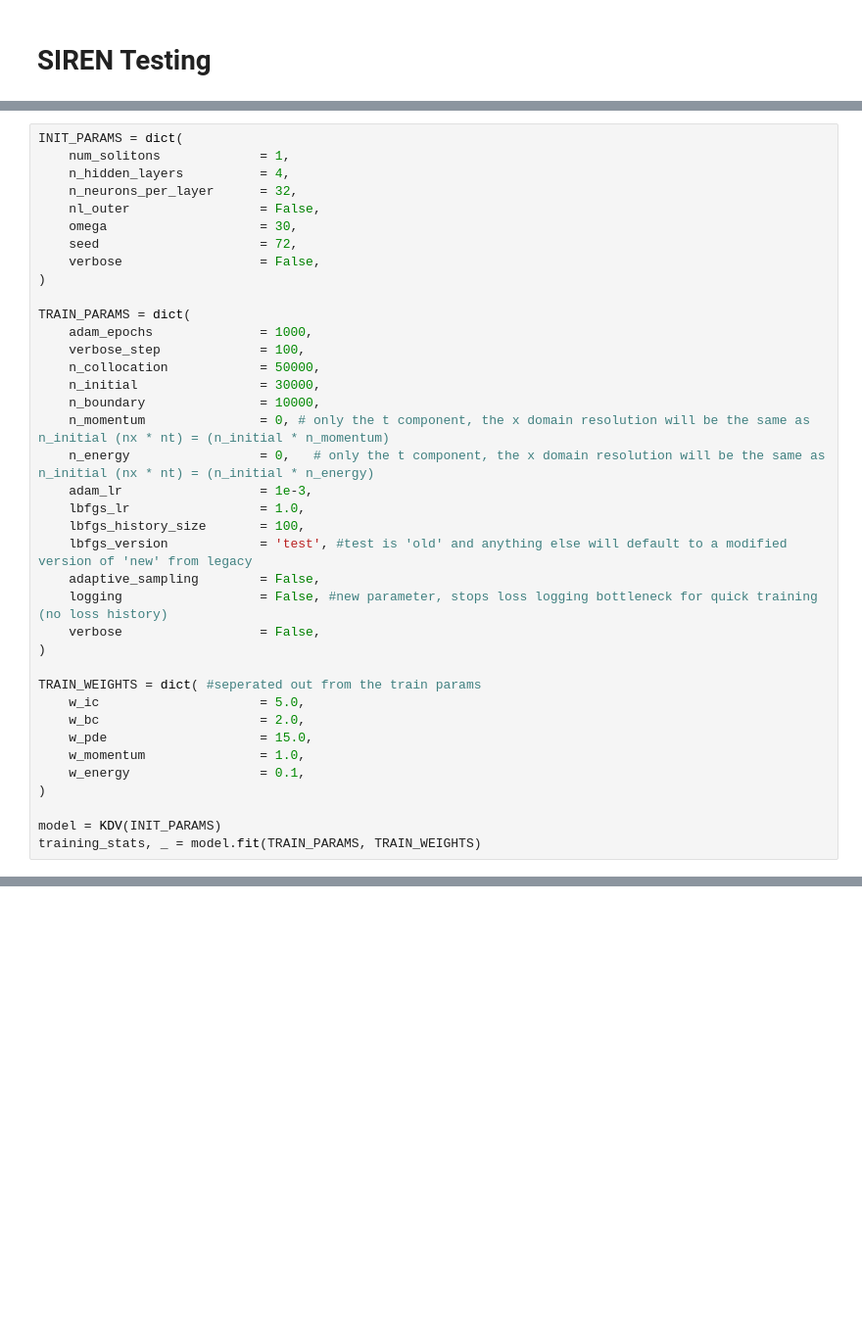
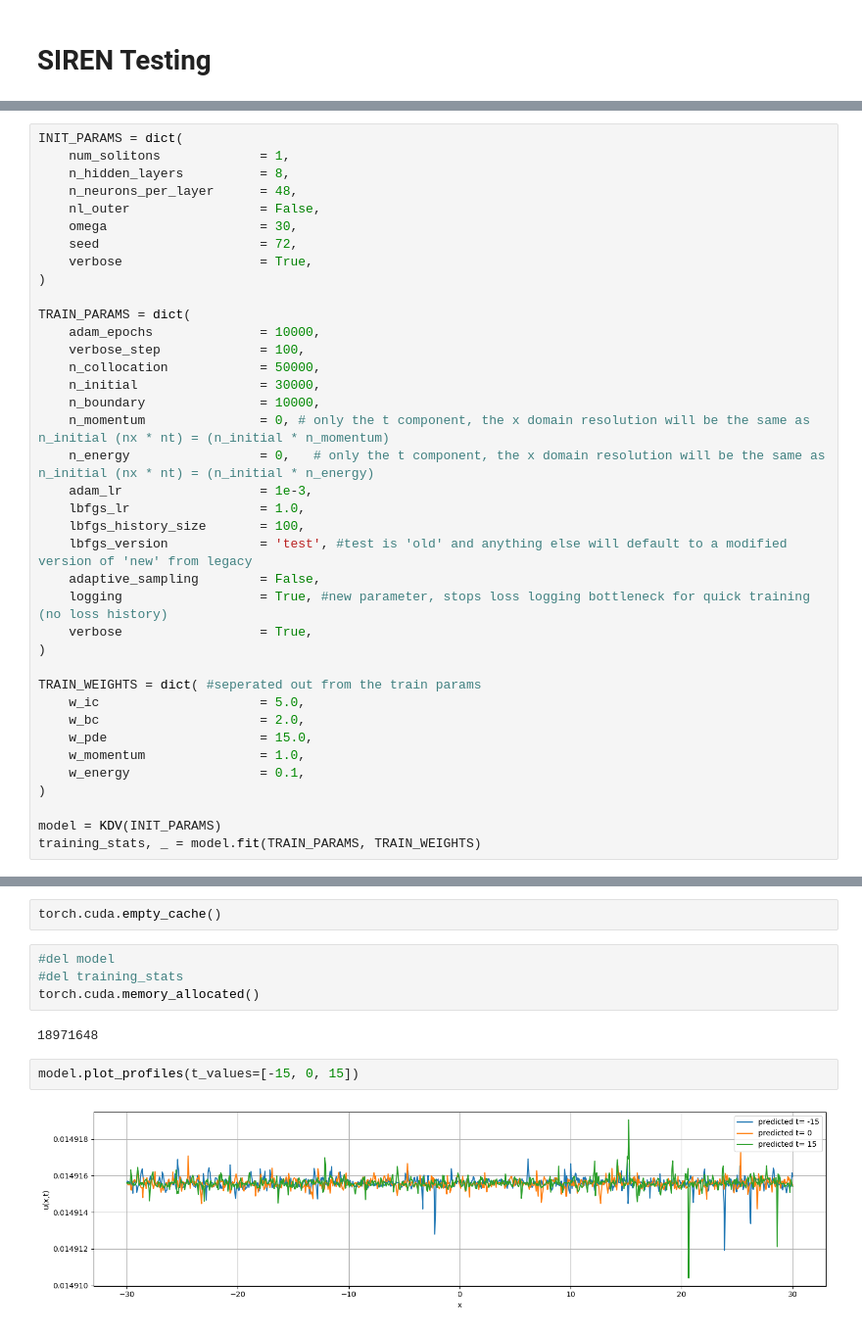
Before and after one commit to JairdanC/soliton-pinns, a Jupyter notebook: notebooks/siren_testing.ipynb, the cells around one changed output, grey strips where cells are left out. Shown at 98% size. Cells and saved outputs as stored; diff of their text form; blank space fills up the shorter version.

```diff
--- a/notebooks/siren_testing.ipynb
+++ b/notebooks/siren_testing.ipynb
@@ -16,16 +17,16 @@ from models import KDV
 # %%
 INIT_PARAMS = dict(
     num_solitons             = 1,
-    n_hidden_layers          = 4,
-    n_neurons_per_layer      = 32,
+    n_hidden_layers          = 8,
+    n_neurons_per_layer      = 48,
     nl_outer                 = False,
     omega                    = 30,
     seed                     = 72,
-    verbose                  = False,
+    verbose                  = True,
 )
 
 TRAIN_PARAMS = dict(
-    adam_epochs              = 1000,
+    adam_epochs              = 10000,
     verbose_step             = 100,
     n_collocation            = 50000,
     n_initial                = 30000,
@@ -37,8 +38,8 @@ TRAIN_PARAMS = dict(
     lbfgs_history_size       = 100,
     lbfgs_version            = 'test', #test is 'old' and anything else will default to a modified version of 'new' from legacy
     adaptive_sampling        = False,
-    logging                  = False, #new parameter, stops loss logging bottleneck for quick training (no loss history)
-    verbose                  = False,
+    logging                  = True, #new parameter, stops loss logging bottleneck for quick training (no loss history)
+    verbose                  = True,
 )
 
 TRAIN_WEIGHTS = dict( #seperated out from the train params
@@ -53,0 +73,12 @@ training_stats, _ = model.fit(TRAIN_PARAMS, TRAIN_WEIGHTS)
+# %%
+torch.cuda.empty_cache()
+# %%
+#del model
+#del training_stats
+torch.cuda.memory_allocated()
+# %% [output]
+18971648
+# %%
+model.plot_profiles(t_values=[-15, 0, 15])
+# %% [output]
+[figure, added]
```
Also changed, not shown: parts of 3 cells of this notebook, 1 other file.
